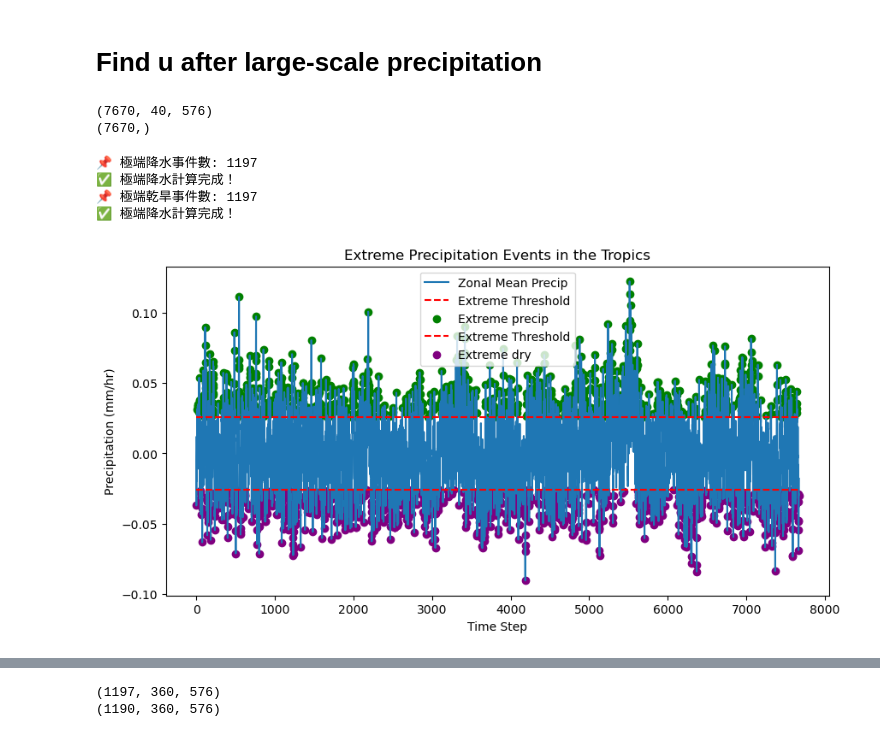
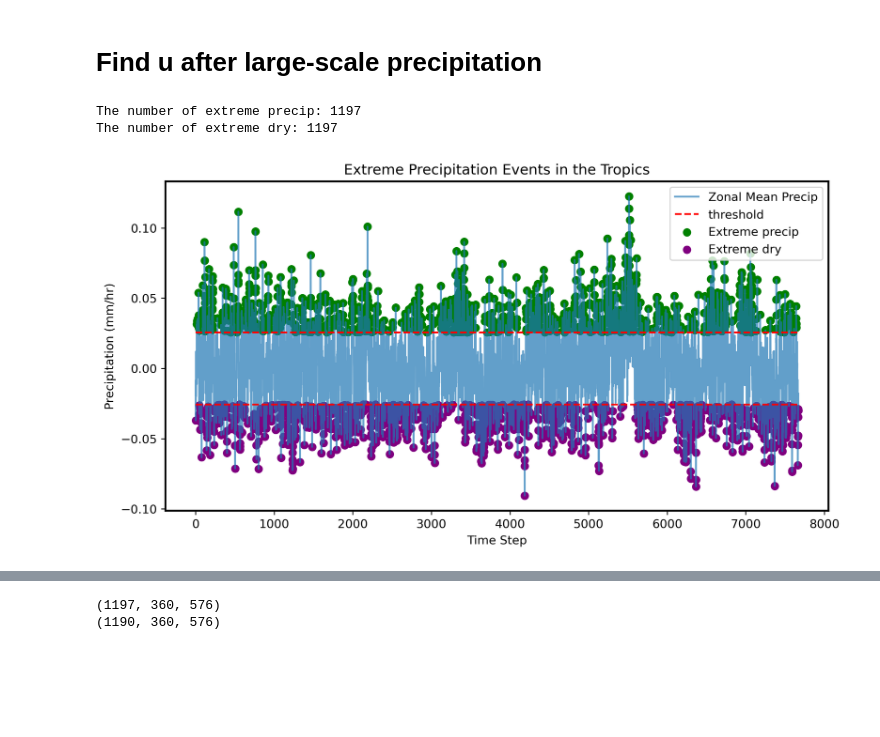
Before and after one commit to PeterChang1023/ERA5_IMERG_for_Moist_Dycore, a Jupyter notebook: Find_u_wind_after_large_precip.ipynb, the cells around one changed output, grey strips where cells are left out. Saved outputs shown, nothing was run; the diff lists cells and outputs as text; code cells hidden in the pictures; blank space fills up the shorter version.

```diff
--- a/Find_u_wind_after_large_precip.ipynb
+++ b/Find_u_wind_after_large_precip.ipynb
@@ -3,18 +3,5 @@ import numpy as np
 # %%
-# test final files
+import numpy as np
 import h5py
-
-def print_hdf5_structure(group, indent=0):
-    """遞迴列出 HDF5 檔案結構"""
-    for key in group.keys():
-        print(" " * indent + "📂 " + key)
-        if isinstance(group[key], h5py.Group):  # 如果是群組，繼續遞迴
-            print_hdf5_structure(group[key], indent + 2)
-
-file_path = "/work/DATA/Satellite/IMERG_daily/IMERG_2000.nc"
-
-# 使用 with 確保檔案開啟狀態
-with h5py.File(file_path, "r") as f:
-    print("📌 檔案結構：")
-    print_hdf5_structure(f)
-    precip = f["precipitation"][:] # mm/
+import matplotlib.pyplot as plt
+import matplotlib as mpl
@@ -98,58 +35,38 @@ precip_tropic_zonal_mean = np.average(precip_tropic, axis=(1,2)) #.mean(axis=(1,
-# %%
-print(precip_tropic.shape)
-print(precip_tropic_zonal_mean.shape)
-# %% [output]
-(7670, 40, 576)
-(7670,)
 # %%
-# 計算極端降水事件 (均值 + 2σ)
+# Calculate the extreme precipitation (mean +- 1σ)
 mean_precip = np.nanmean(precip_tropic_zonal_mean)
 std_precip  = np.nanstd(precip_tropic_zonal_mean)
-extreme_threshold          = mean_precip + 1 * std_precip    #
-extreme_threshold_2std     = mean_precip + 2 * std_precip    #
+extreme_threshold     = mean_precip + 1 * std_precip
+extreme_threshold_dry = mean_precip - 1 * std_precip
 
-extreme_threshold_dry = mean_precip - 1 * std_precip    #
-
-
-# 選出超過閾值的降水事件
+# 選select the event out of the threshold
 extreme_precip = precip_tropic_zonal_mean[precip_tropic_zonal_mean > extreme_threshold]
 extreme_dry    = precip_tropic_zonal_mean[precip_tropic_zonal_mean < extreme_threshold_dry]
 
-
-print("📌 極端降水事件數:", extreme_precip.shape[0])
-print("✅ 極端降水計算完成！")
-
-print("📌 極端乾旱事件數:", extreme_dry.shape[0])
-print("✅ 極端降水計算完成！")
+print("The number of extreme precip:", extreme_precip.shape[0])
+print("The number of extreme dry:"   , extreme_dry.shape[0])
 # %% [output]
-📌 極端降水事件數: 1197
-✅ 極端降水計算完成！
-📌 極端乾旱事件數: 1197
-✅ 極端降水計算完成！
+The number of extreme precip: 1197
+The number of extreme dry: 1197
 # %%
-import matplotlib.pyplot as plt
-import numpy as np
-
-# 先找出 `extreme_precip` 的索引
-extreme_indices       = np.where(precip_tropic_zonal_mean > extreme_threshold)[0]
-extreme_indices_2std  = np.where(precip_tropic_zonal_mean > extreme_threshold_2std)[0]
-
-
+# find the boolean
+extreme_indices     = np.where(precip_tropic_zonal_mean > extreme_threshold)[0]
 extreme_indices_dry = np.where(precip_tropic_zonal_mean < extreme_threshold_dry)[0]
 
 
-plt.figure(figsize=(10, 5))
-plt.plot(precip_tropic_zonal_mean, label="Zonal Mean Precip")  # 主要降水數據
-plt.hlines(y=extreme_threshold, xmin=0, xmax=len(precip_tropic_zonal_mean)-1, color="red", linestyle="dashed", label="Extreme Threshold")  # 閾值線
-plt.scatter(extreme_indices, extreme_precip, color="Green", label="Extreme precip")  # 正確的索引 & 數據點
+plt.figure(figsize=(10, 5), dpi=300.)
+plt.plot(precip_tropic_zonal_mean, label="Zonal Mean Precip", alpha=0.7)  # (time,)
 
-plt.hlines(y=extreme_threshold_dry, xmin=0, xmax=len(precip_tropic_zonal_mean)-1, color="red", linestyle="dashed", label="Extreme Threshold")  # 閾值線
-plt.scatter(extreme_indices_dry, extreme_dry, color="Purple", label="Extreme dry")  # 正確的索引 & 數據點
+plt.hlines(y=extreme_threshold, xmin=0, xmax=len(precip_tropic_zonal_mean)-1, color="red", linestyle="dashed", label="threshold")
+plt.hlines(y=extreme_threshold_dry, xmin=0, xmax=len(precip_tropic_zonal_mean)-1, color="red", linestyle="dashed")
+
+plt.scatter(extreme_indices, extreme_precip, color="Green", label="Extreme precip")
+plt.scatter(extreme_indices_dry, extreme_dry, color="Purple", label="Extreme dry")
 
 plt.xlabel("Time Step")
 plt.ylabel("Precipitation (mm/hr)")
 plt.legend()
 plt.title("Extreme Precipitation Events in the Tropics")
 plt.show()
 # %% [output]
-[figure, old version]
+[figure, new version]
```
Also changed, not shown: parts of 36 cells of this notebook.
